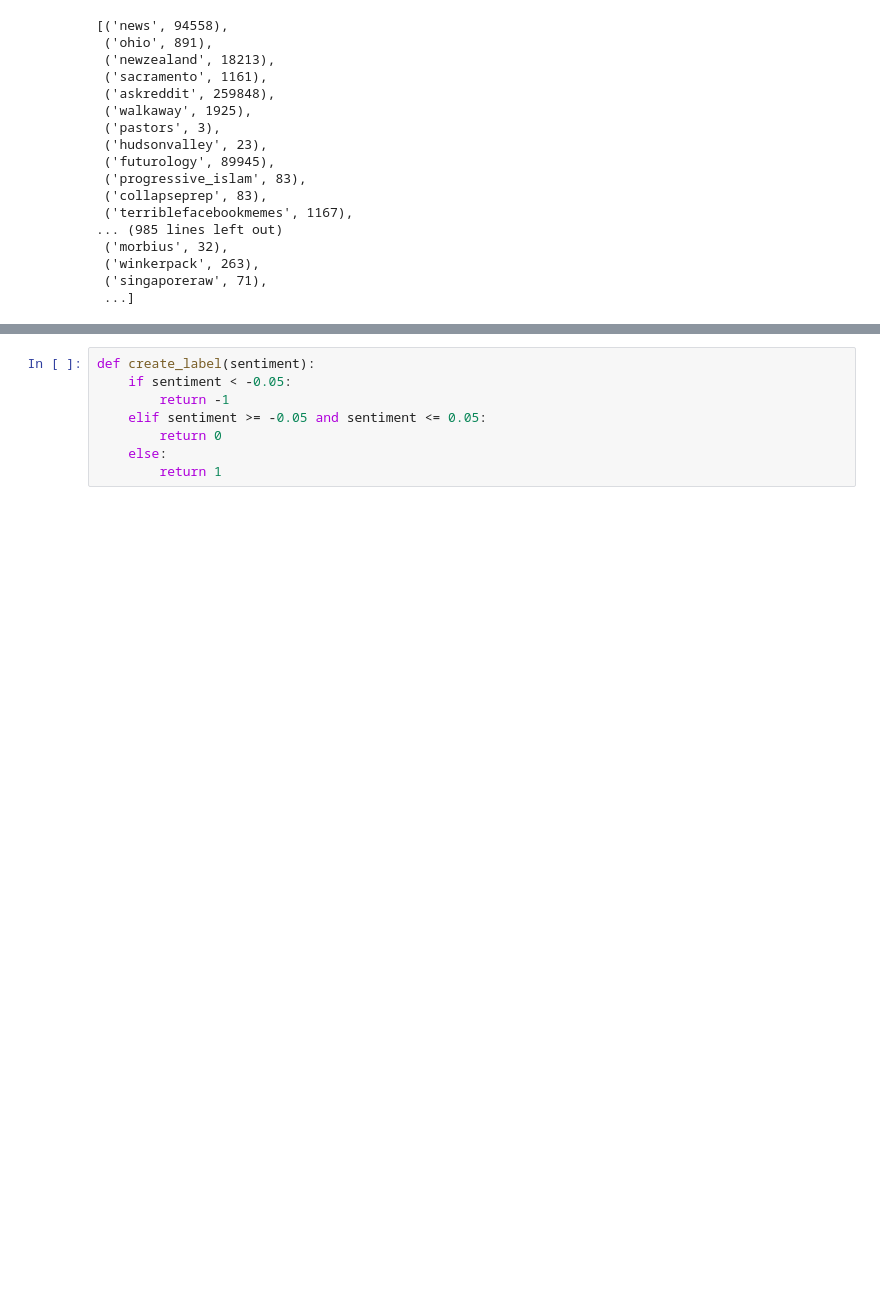
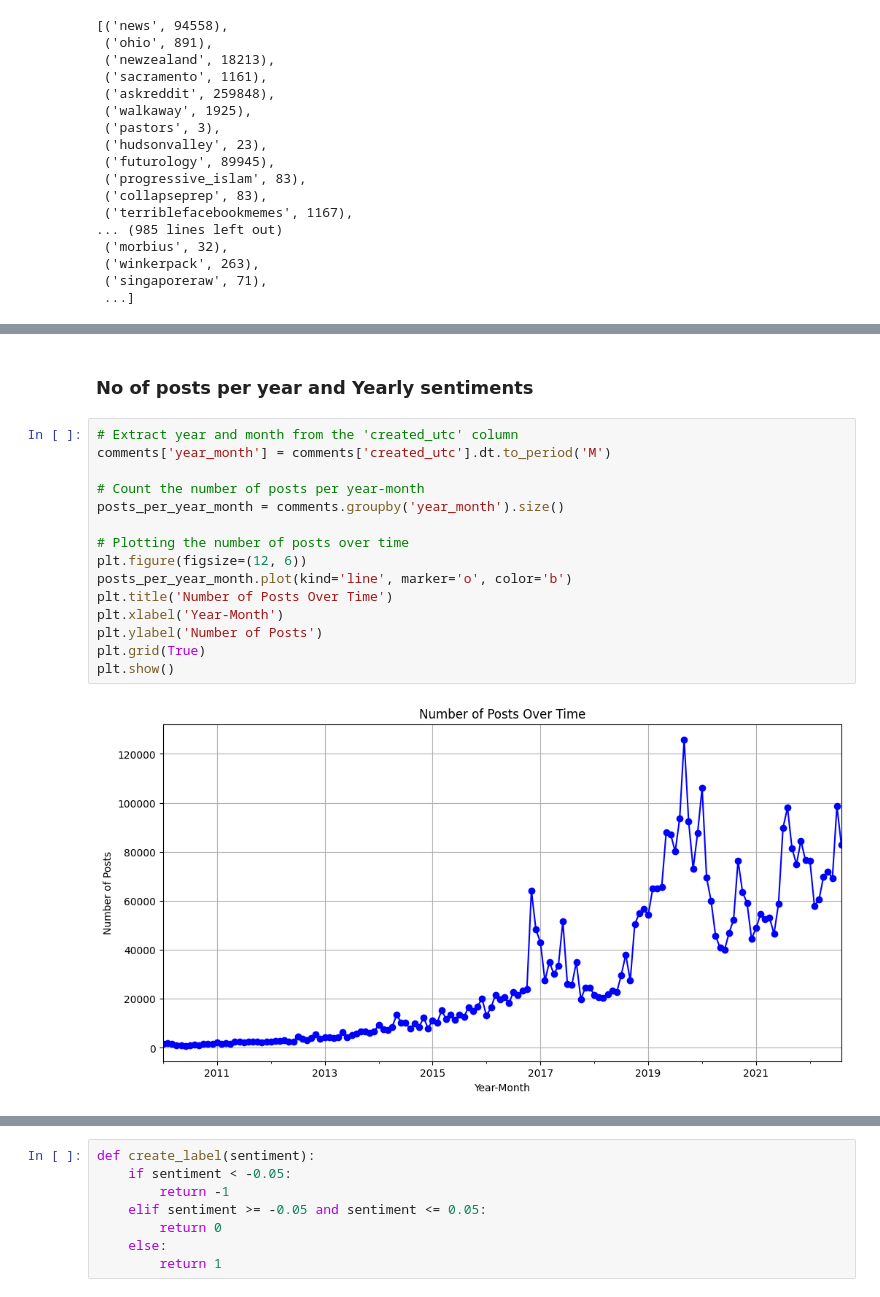
Before and after one commit to jimenasalinas/RedditGoesGreen, a Jupyter notebook: harsh_eda.ipynb, the cells around one changed output, grey strips where cells are left out. Cells and saved outputs as stored; diff of their text form; blank space fills up the shorter version.

```diff
--- a/harsh_eda.ipynb
+++ b/harsh_eda.ipynb
@@ -120 +205,20 @@ comments['created_utc'] = pd.to_datetime(comments['created_utc'], unit='s')
+# %% [markdown]
+### No of posts per year and Yearly sentiments
+# %%
+# Extract year and month from the 'created_utc' column
+comments['year_month'] = comments['created_utc'].dt.to_period('M')
+
+# Count the number of posts per year-month
+posts_per_year_month = comments.groupby('year_month').size()
+
+# Plotting the number of posts over time
+plt.figure(figsize=(12, 6))
+posts_per_year_month.plot(kind='line', marker='o', color='b')
+plt.title('Number of Posts Over Time')
+plt.xlabel('Year-Month')
+plt.ylabel('Number of Posts')
+plt.grid(True)
+plt.show()
+# %% [output]
+[figure, added]
 # %%
```
Also changed, not shown: parts of 37 cells of this notebook.
